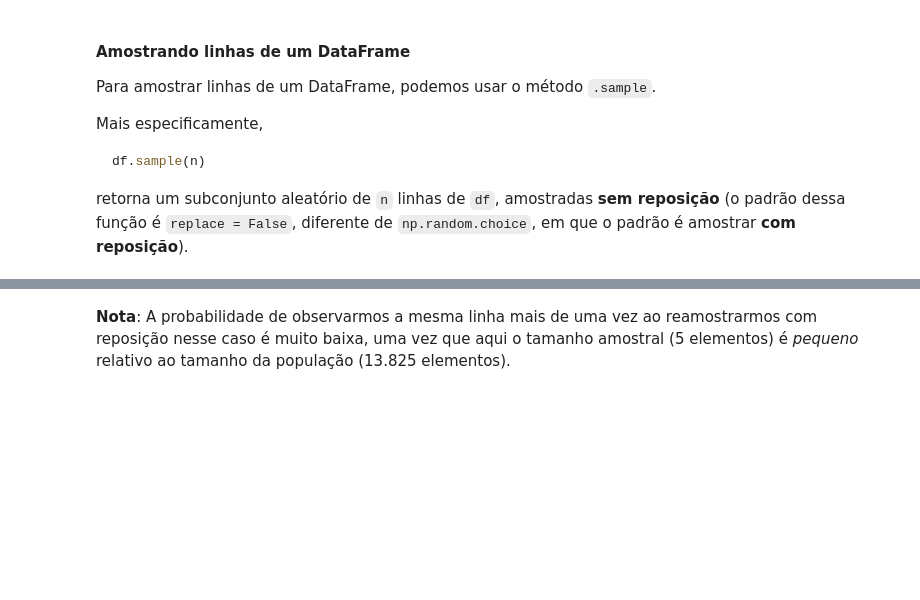
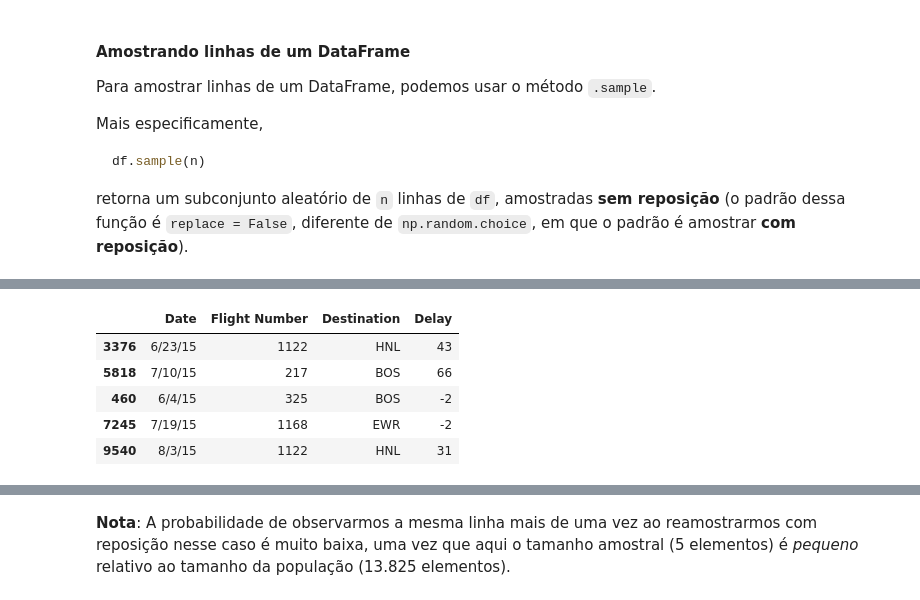
Before and after one commit to urielmoreirasilva/urielmoreirasilva.github.io, a Jupyter notebook: aulas/Tópico 12 – Amostragem/12 – Amostragem.ipynb, the cells around one changed output, grey strips where cells are left out. Cells and saved outputs as stored; diff of their text form; code cells hidden in the pictures; blank space fills up the shorter version.

```diff
--- a/aulas/Tópico 12 – Amostragem/12 – Amostragem.ipynb
+++ b/aulas/Tópico 12 – Amostragem/12 – Amostragem.ipynb
@@ -228,3 +226,13 @@ united_full.sample(5)
+# %%
+united_full.iloc[np.random.choice(united_full.index, 5, replace = False)]
+# np.random.choice(united_full, 3) [!]
+# %% [output]
+|  | Date | Flight Number | Destination | Delay |
+| 3376 | 6/23/15 | 1122 | HNL | 43 |
+| 5818 | 7/10/15 | 217 | BOS | 66 |
+| 460 | 6/4/15 | 325 | BOS | -2 |
+| 7245 | 7/19/15 | 1168 | EWR | -2 |
+| 9540 | 8/3/15 | 1122 | HNL | 31 |
 # %%
 ## 5 vôos escolhidos aleatoriamente, *com* reposição
 united_full.sample(5, replace = True)
```
Also changed, not shown: parts of 17 cells of this notebook, 32 other files.
